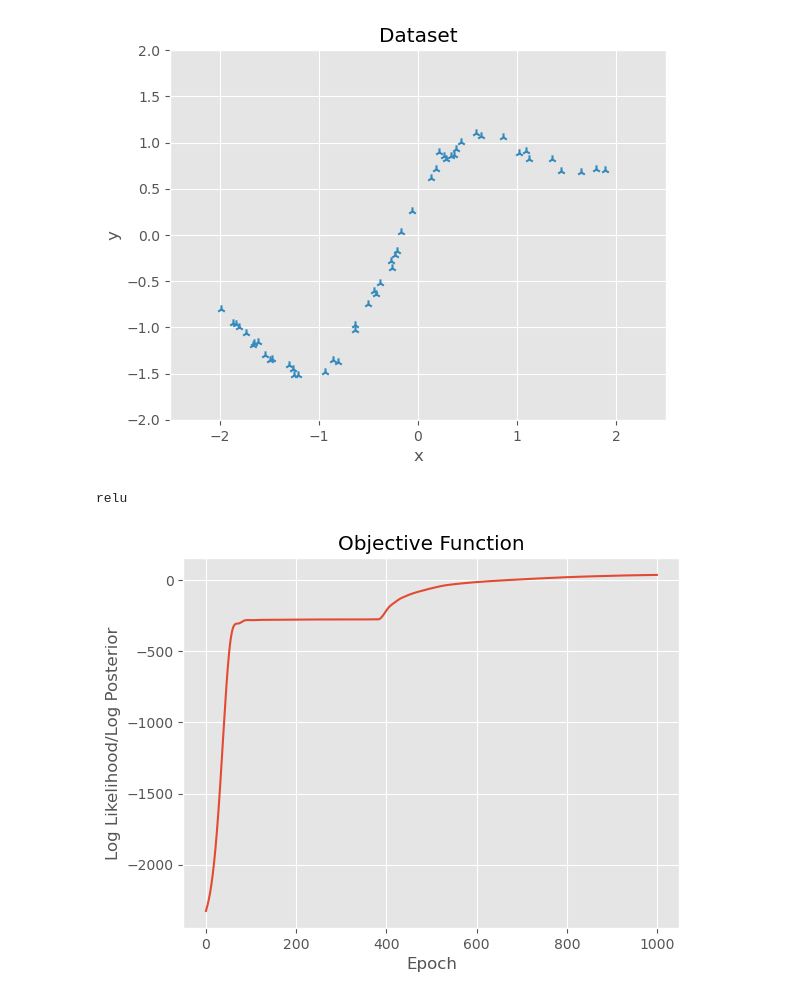
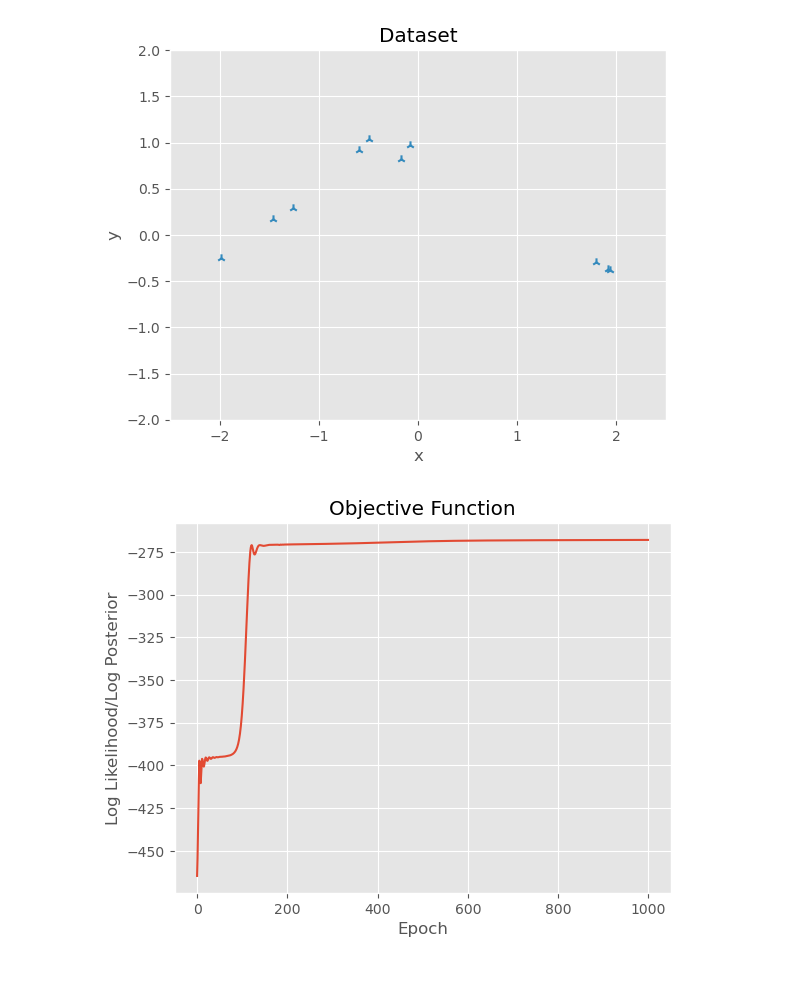
Before and after one commit to Sheev13/tiny-neural-nets, a Jupyter notebook: deterministic_playground.ipynb, the cells around one changed output. Cells and saved outputs as stored; diff of their text form; code cells hidden in the pictures.

```diff
--- a/deterministic_playground.ipynb
+++ b/deterministic_playground.ipynb
@@ -16,6 +13,6 @@ The autoreload extension is already loaded. To reload it, use:
 # %%
-torch.manual_seed(3)
-x, y = generate_segp_dataset(input_lower=-2.0, input_upper=2.0, num_points=50, noise_level=0.05, lengthscale=1.0)
+torch.manual_seed(49)
+x, y = generate_segp_dataset(input_lower=-2.0, input_upper=2.0, num_points=10, noise_level=0.1, lengthscale=1.0)
 
 plt.scatter(x, y, color='C1', marker='2')
 plt.ylim([-2.0, 2.0])
@@ -26,19 +23,18 @@ plt.xlabel('x')
 plt.ylabel('y')
 plt.show()
 # %% [output]
-[figure, old version]
+[figure, new version]
 # %%
-net = DeterministicPerceptron(3, nonlinearity='relu', prior='Gaussian', bias=True)
+net = DeterministicPerceptron(100, nonlinearity='tanh', prior='Gaussian', bias=True)
 loss_evolution = net.train(x, y, epochs=1000, learning_rate=0.01, algorithm='adam', loss_function='map')
 
 plt.plot(loss_evolution)
 plt.title("Objective Function")
 plt.xlabel("Epoch")
 plt.ylabel("Log Likelihood/Log Posterior")
 plt.show()
 # %% [output]
-relu
-[figure, old version]
+[figure, new version]
 # %%
 test_x = torch.linspace(-2.5, 2.5, 500)
 preds = net(test_x).detach()
```
Also changed, not shown: parts of 3 cells of this notebook, 7 other files.
